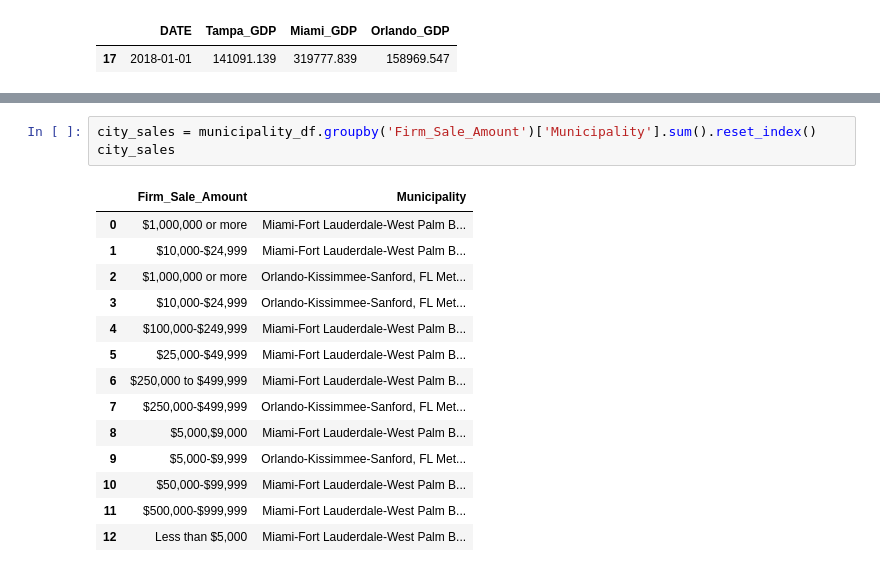
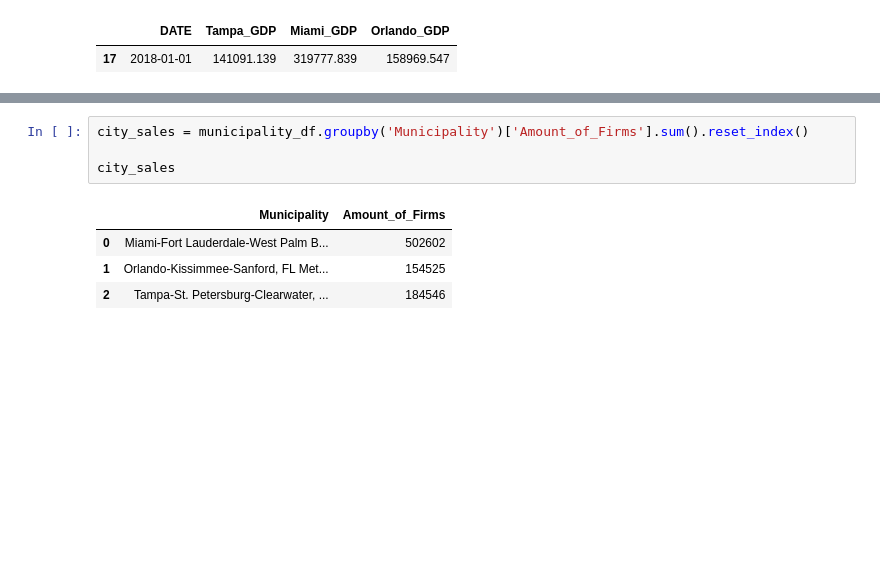
Before and after one commit to nick-fenech7204/Florida-Firms-Report, a Jupyter notebook: assessment_8/nf_visuals.ipynb, the cells around one changed output, grey strips where cells are left out. Drawn from its saved outputs; the diff is of its cells as text; blank space fills up the shorter version.

```diff
--- a/assessment_8/nf_visuals.ipynb
+++ b/assessment_8/nf_visuals.ipynb
@@ -67,21 +102,12 @@ plt.show()
 # %%
-city_sales = municipality_df.groupby('Firm_Sale_Amount')['Municipality'].sum().reset_index()
+city_sales = municipality_df.groupby('Municipality')['Amount_of_Firms'].sum().reset_index()
+
 city_sales
 # %% [output]
-|  | Firm_Sale_Amount | Municipality |
-| 0 | $1,000,000 or more | Miami-Fort Lauderdale-West Palm B... |
-| 1 | $10,000-$24,999 | Miami-Fort Lauderdale-West Palm B... |
-| 2 | $1,000,000 or more | Orlando-Kissimmee-Sanford, FL Met... |
-| 3 | $10,000-$24,999 | Orlando-Kissimmee-Sanford, FL Met... |
-| 4 | $100,000-$249,999 | Miami-Fort Lauderdale-West Palm B... |
-| 5 | $25,000-$49,999 | Miami-Fort Lauderdale-West Palm B... |
-| 6 | $250,000 to $499,999 | Miami-Fort Lauderdale-West Palm B... |
-| 7 | $250,000-$499,999 | Orlando-Kissimmee-Sanford, FL Met... |
-| 8 | $5,000,$9,000 | Miami-Fort Lauderdale-West Palm B... |
-| 9 | $5,000-$9,999 | Orlando-Kissimmee-Sanford, FL Met... |
-| 10 | $50,000-$99,999 | Miami-Fort Lauderdale-West Palm B... |
-| 11 | $500,000-$999,999 | Miami-Fort Lauderdale-West Palm B... |
-| 12 | Less than $5,000 | Miami-Fort Lauderdale-West Palm B... |
+|  | Municipality | Amount_of_Firms |
+| 0 | Miami-Fort Lauderdale-West Palm B... | 502602 |
+| 1 | Orlando-Kissimmee-Sanford, FL Met... | 154525 |
+| 2 | Tampa-St. Petersburg-Clearwater, ... | 184546 |
 # %%
 import matplotlib.pyplot as plt
 
```
Also changed, not shown: parts of 6 cells of this notebook.
